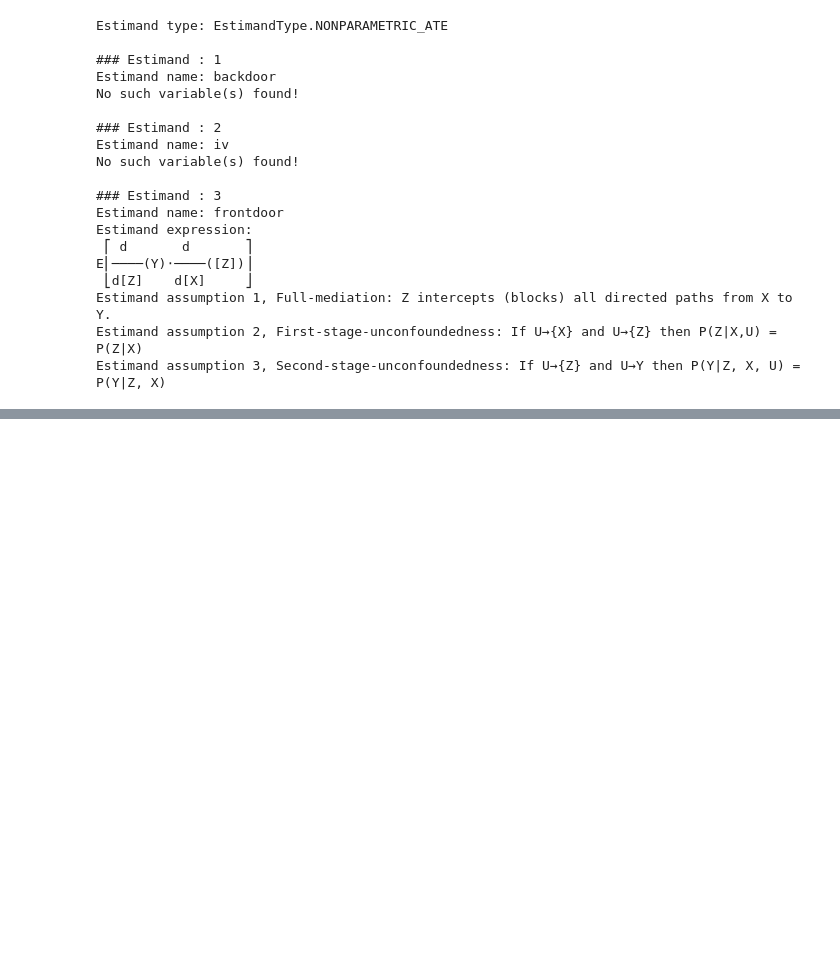
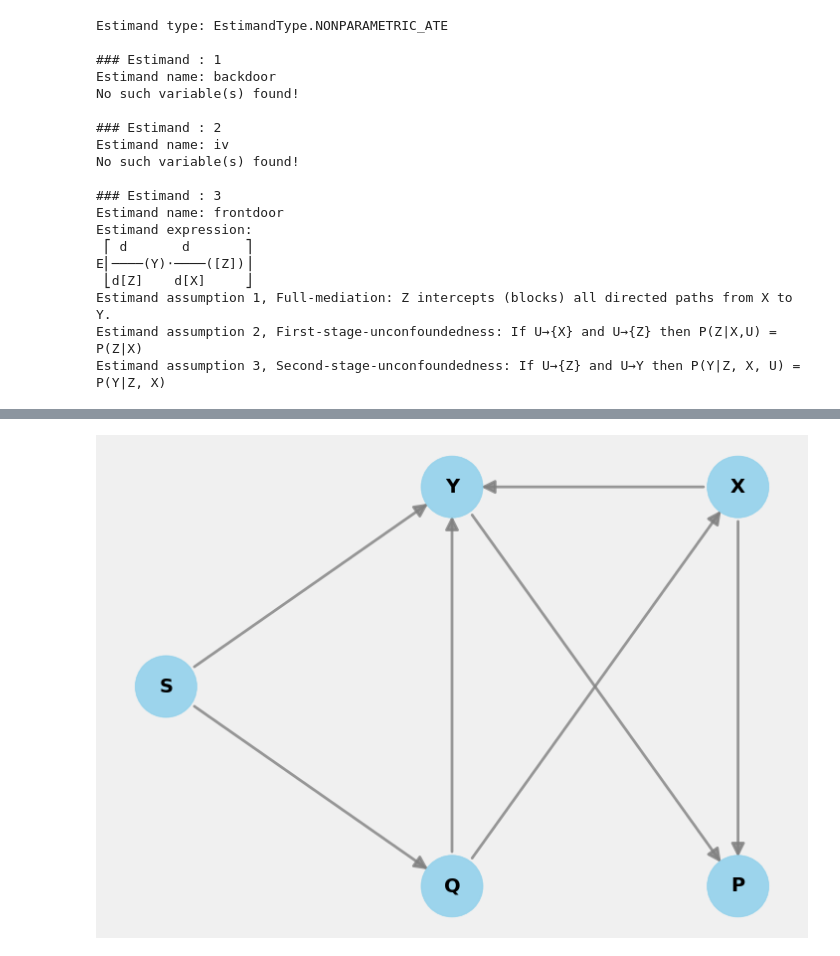
Before and after one commit to LeonardoSMSoares/Causal-Inference, a Jupyter notebook: Causal Inference and Discovery in Python/CIDP 03 - Process of Causal Inference.ipynb, the cells around one changed output, grey strips where cells are left out. Saved outputs shown, nothing was run; the diff lists cells and outputs as text; code cells hidden in the pictures; blank space fills up the shorter version.

```diff
--- a/Causal Inference and Discovery in Python/CIDP 03 - Process of Causal Inference.ipynb
+++ b/Causal Inference and Discovery in Python/CIDP 03 - Process of Causal Inference.ipynb
@@ -630,0 +694,13 @@ Estimand assumption 3, Second-stage-unconfoundedness: If U→{Z} and U→Y then
+# %%
+np.random.seed(45)
+SAMPLE_SIZE = 1000
+
+S = np.random.random(SAMPLE_SIZE)
+Q = 0.2*S + 0.67*np.random.random(SAMPLE_SIZE)
+X = 0.14*Q + 0.4*np.random.random(SAMPLE_SIZE)
+Y = 0.7*X + 0.11*Q + 0.32*S + 0.24*np.random.random(SAMPLE_SIZE)
+P = 0.43*X + 0.21*Y + 0.22*np.random.random(SAMPLE_SIZE)
+
+# Encode as a pandas df
+df = pd.DataFrame(np.vstack([S, Q, X, Y, P]).T, columns=['S', 'Q', 'X', 'Y', 'P'])
+df
@@ -630,0 +721,14 @@ Estimand assumption 3, Second-stage-unconfoundedness: If U→{Z} and U→Y then
+# %%
+# Generate the GML graph
+gml_string = 'graph [directed 1\n'
+
+for node in nodes:
+    gml_string += f'\tnode [id "{node}" label "{node}"]\n'
+
+for edge in edges:
+    gml_string += f'\tedge [source "{edge[0]}" target "{edge[1]}"]\n'
+
+gml_string += ']'
+
+
+print(gml_string)
@@ -630,0 +750,13 @@ Estimand assumption 3, Second-stage-unconfoundedness: If U→{Z} and U→Y then
+# %%
+# Instantiate the CausalModel
+model = CausalModel(
+    data=df,
+    treatment='X',
+    outcome='Y',
+    graph=gml_string
+)
+
+
+model.view_model()
+# %% [output]
+[figure, added]
```
Also changed, not shown: parts of 36 cells of this notebook.
